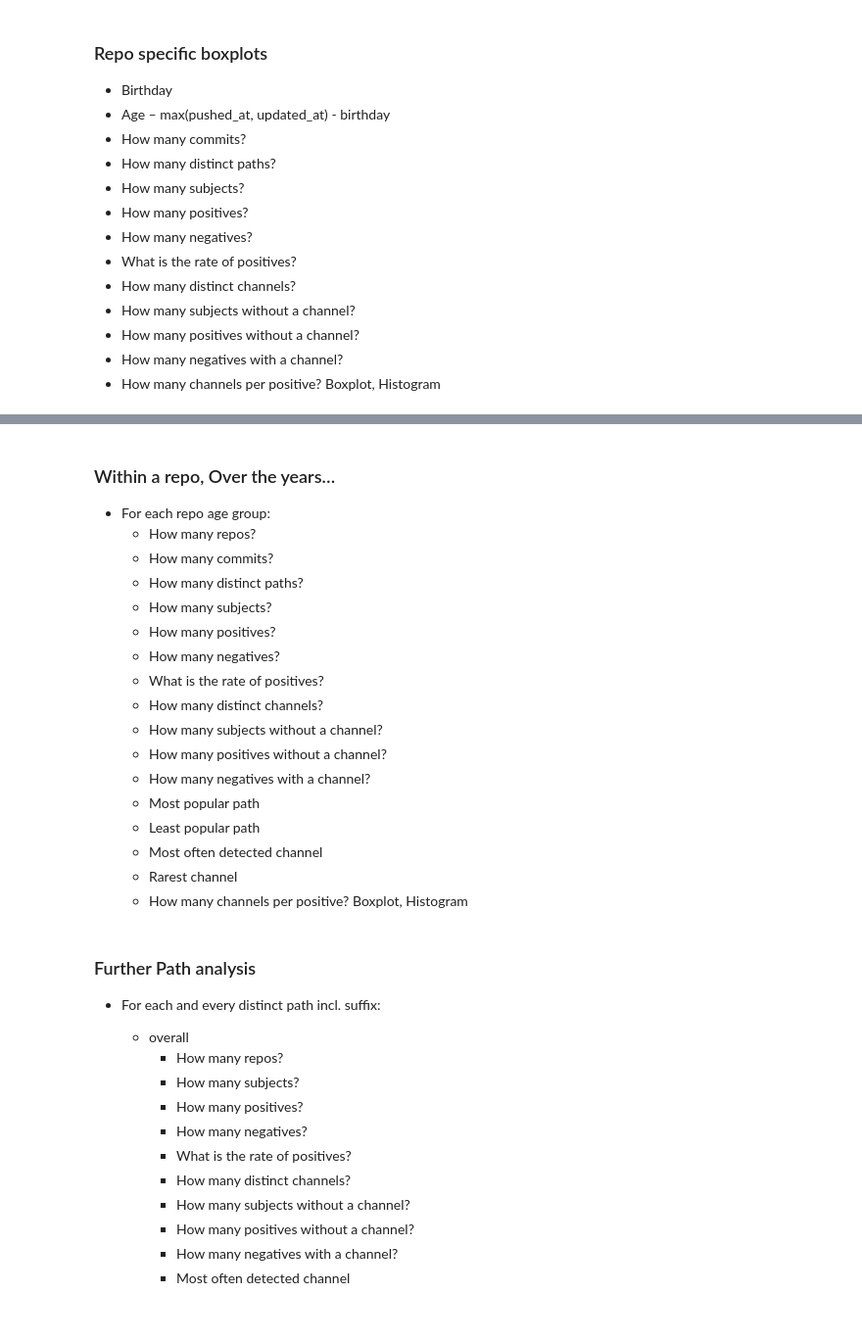
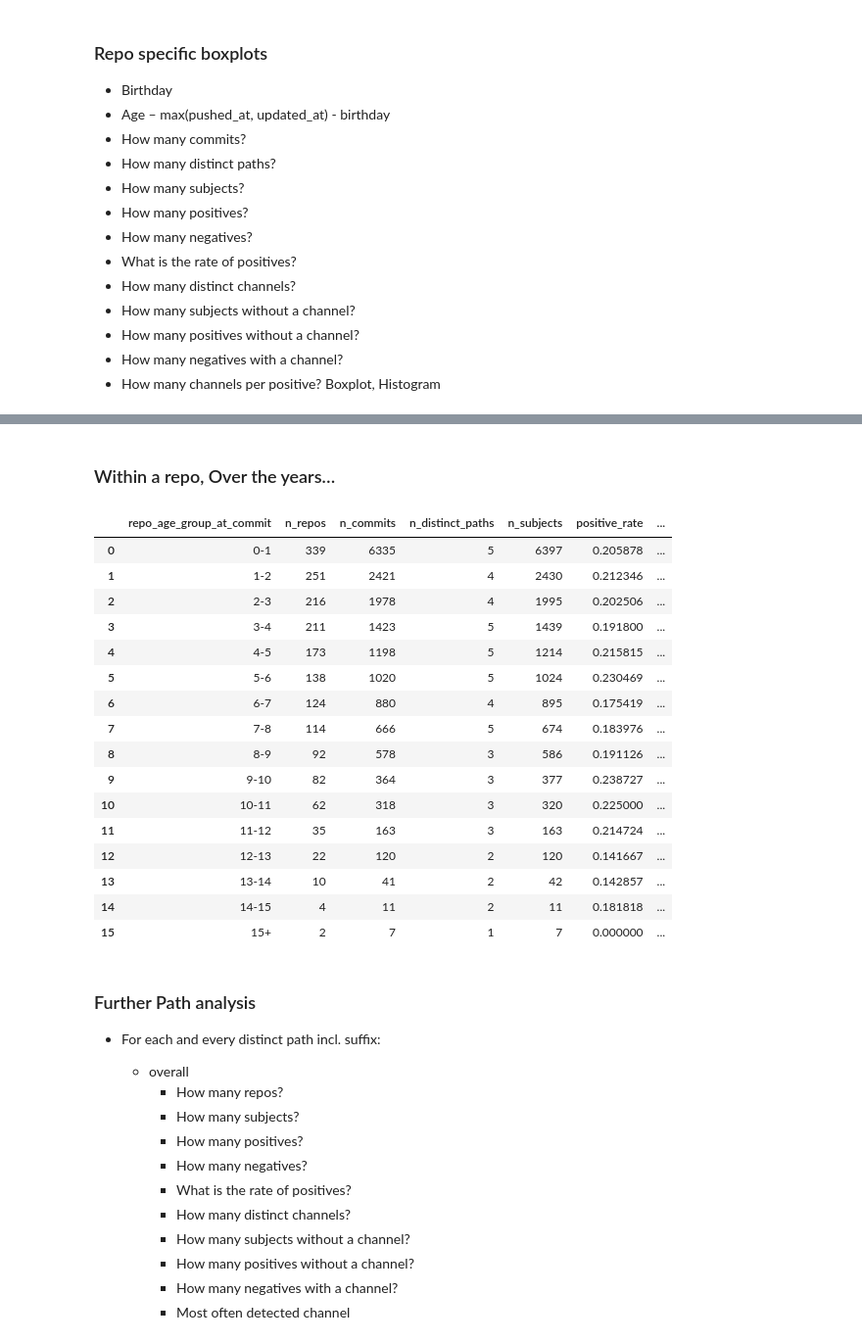
Before and after one commit to Leonard-Esser/autumn-2025-results, a Jupyter notebook: notebook.ipynb, the cells around one changed output, grey strips where cells are left out. Shown at 98% size. Saved outputs shown, nothing was run; the diff lists cells and outputs as text; code cells hidden in the pictures.

```diff
--- a/notebook.ipynb
+++ b/notebook.ipynb
@@ -426,23 +673,53 @@ Least commonly recognized channel? zulip with 2 counts
 # %% [markdown]
 ### Within a repo, Over the years…
-
-- For each repo age group:
-    - How many repos?
-    - How many commits?
-    - How many distinct paths?
-    - How many subjects?
-    - How many positives?
-    - How many negatives?
-    - What is the rate of positives?
-    - How many distinct channels?
-    - How many subjects without a channel?
-    - How many positives without a channel?
-    - How many negatives with a channel?
-    - Most popular path
-    - Least popular path
-    - Most often detected channel
-    - Rarest channel
-    - How many channels per positive? Boxplot, Histogram
+# %%
+group_keys = ["repo_age_group_index", "repo_age_group_at_commit"]
+
+cfg = SummarizeConfig(
+    include_metrics=(
+        "n_repos",
+        "n_commits",
+        "n_distinct_paths",
+        "n_subjects",
+        "positive_rate",
+        "n_distinct_channels",
+        "most_popular_path",
+        "least_popular_path",
+        "most_frequently_detected_channel",
+        "least_commonly_detected_channel",
+        "channel_pos_neg_breakdown",
+    ),
+    group_keys=tuple(group_keys),
+)
+
+repo_age_group_summary = (
+    subjects
+    .set_index(group_keys)
+    .groupby(group_keys, dropna=False)
+    .apply(lambda g: summarize_subjects_configurable(g, cfg))
+    .reset_index()
+    .drop(columns=["repo_age_group_index"])
+)
+
+repo_age_group_summary
+# %% [output]
+|  | repo_age_group_at_commit | n_repos | n_commits | n_distinct_paths | n_subjects | positive_rate | ... |
+| 0 | 0-1 | 339 | 6335 | 5 | 6397 | 0.205878 | ... |
+| 1 | 1-2 | 251 | 2421 | 4 | 2430 | 0.212346 | ... |
+| 2 | 2-3 | 216 | 1978 | 4 | 1995 | 0.202506 | ... |
+| 3 | 3-4 | 211 | 1423 | 5 | 1439 | 0.191800 | ... |
+| 4 | 4-5 | 173 | 1198 | 5 | 1214 | 0.215815 | ... |
+| 5 | 5-6 | 138 | 1020 | 5 | 1024 | 0.230469 | ... |
+| 6 | 6-7 | 124 | 880 | 4 | 895 | 0.175419 | ... |
+| 7 | 7-8 | 114 | 666 | 5 | 674 | 0.183976 | ... |
+| 8 | 8-9 | 92 | 578 | 3 | 586 | 0.191126 | ... |
+| 9 | 9-10 | 82 | 364 | 3 | 377 | 0.238727 | ... |
+| 10 | 10-11 | 62 | 318 | 3 | 320 | 0.225000 | ... |
+| 11 | 11-12 | 35 | 163 | 3 | 163 | 0.214724 | ... |
+| 12 | 12-13 | 22 | 120 | 2 | 120 | 0.141667 | ... |
+| 13 | 13-14 | 10 | 41 | 2 | 42 | 0.142857 | ... |
+| 14 | 14-15 | 4 | 11 | 2 | 11 | 0.181818 | ... |
+| 15 | 15+ | 2 | 7 | 1 | 7 | 0.000000 | ... |
 # %% [markdown]
 ### Further Path analysis
 
```
Also changed, not shown: parts of 11 cells of this notebook.
